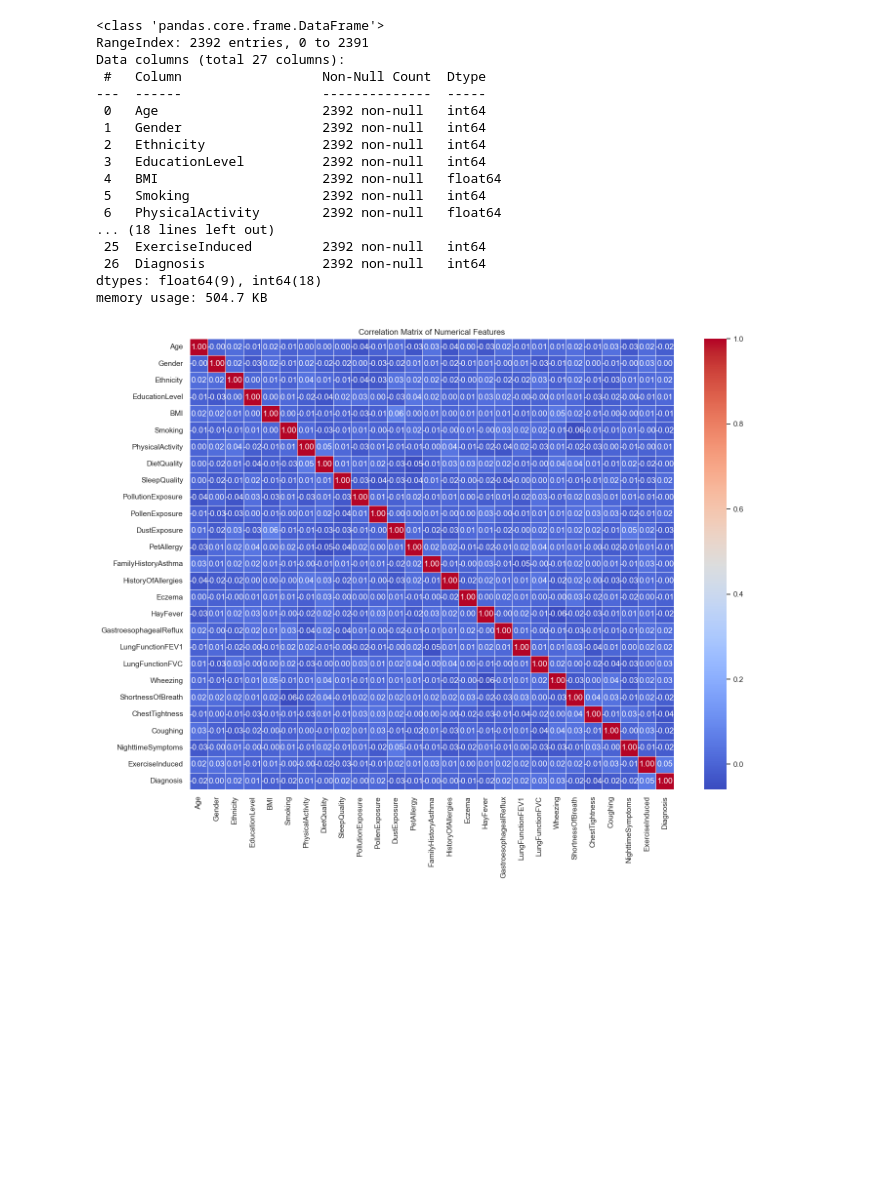
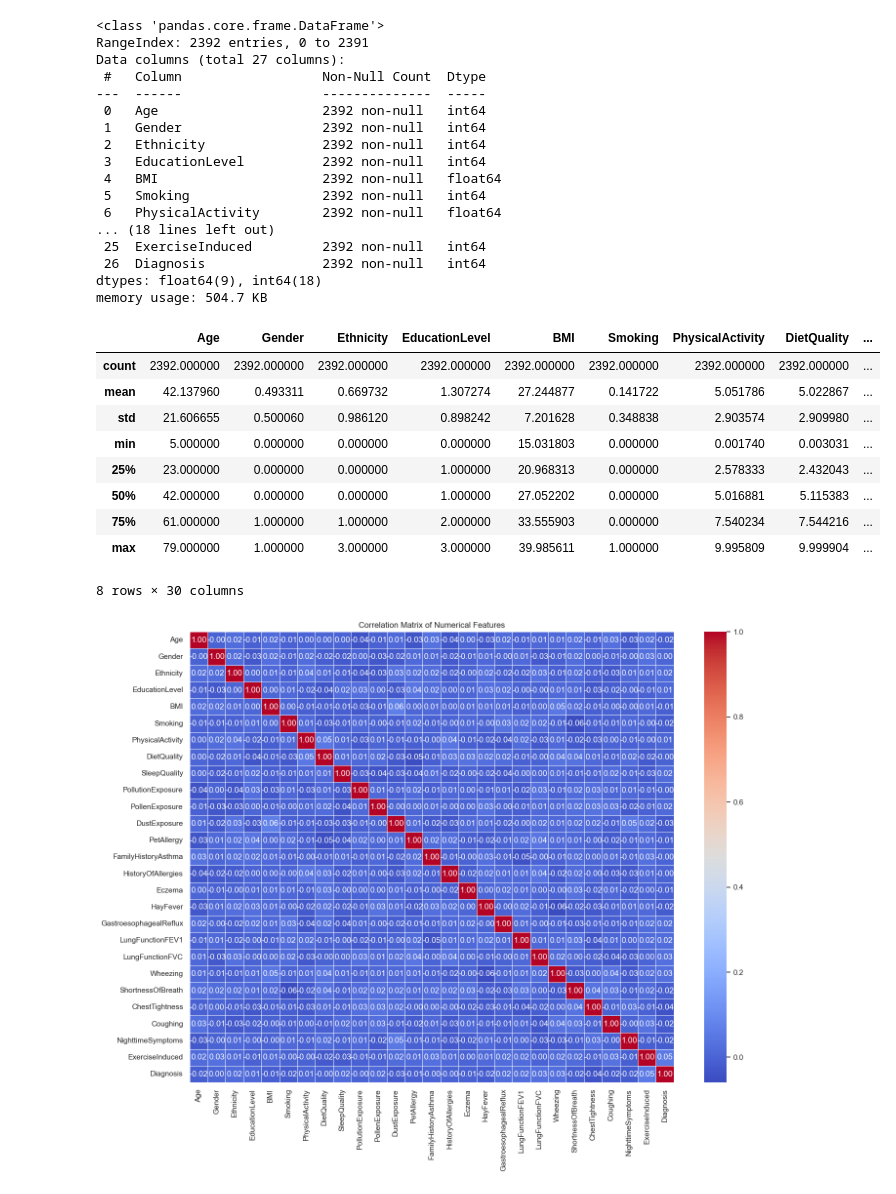
Before and after one commit to mdsri/Wakeb_coop, a Jupyter notebook: Week 2/EDA_2_clean.ipynb, the cells around one changed output. Saved outputs shown, nothing was run; the diff lists cells and outputs as text; code cells hidden in the pictures; blank space fills up the shorter version.

```diff
--- a/Week 2/EDA_2_clean.ipynb
+++ b/Week 2/EDA_2_clean.ipynb
@@ -46,6 +46,19 @@ Data columns (total 27 columns):
  26  Diagnosis               2392 non-null   int64
 dtypes: float64(9), int64(18)
 memory usage: 504.7 KB
+# %%
+data.describe()
+# %% [output]
+|  | Age | Gender | Ethnicity | EducationLevel | BMI | Smoking | PhysicalActivity | DietQuality | ... |
+| count | 2392.000000 | 2392.000000 | 2392.000000 | 2392.000000 | 2392.000000 | 2392.000000 | 2392.000000 | 2392.000000 | ... |
+| mean | 42.137960 | 0.493311 | 0.669732 | 1.307274 | 27.244877 | 0.141722 | 5.051786 | 5.022867 | ... |
+| std | 21.606655 | 0.500060 | 0.986120 | 0.898242 | 7.201628 | 0.348838 | 2.903574 | 2.909980 | ... |
+| min | 5.000000 | 0.000000 | 0.000000 | 0.000000 | 15.031803 | 0.000000 | 0.001740 | 0.003031 | ... |
+| 25% | 23.000000 | 0.000000 | 0.000000 | 1.000000 | 20.968313 | 0.000000 | 2.578333 | 2.432043 | ... |
+| 50% | 42.000000 | 0.000000 | 0.000000 | 1.000000 | 27.052202 | 0.000000 | 5.016881 | 5.115383 | ... |
+| 75% | 61.000000 | 1.000000 | 1.000000 | 2.000000 | 33.555903 | 0.000000 | 7.540234 | 7.544216 | ... |
+| max | 79.000000 | 1.000000 | 3.000000 | 3.000000 | 39.985611 | 1.000000 | 9.995809 | 9.999904 | ... |
+8 rows × 30 columns
 # %%
 
 # Select only numerical columns for correlation
```
Also changed, not shown: parts of 2 cells of this notebook, 2 other files.
